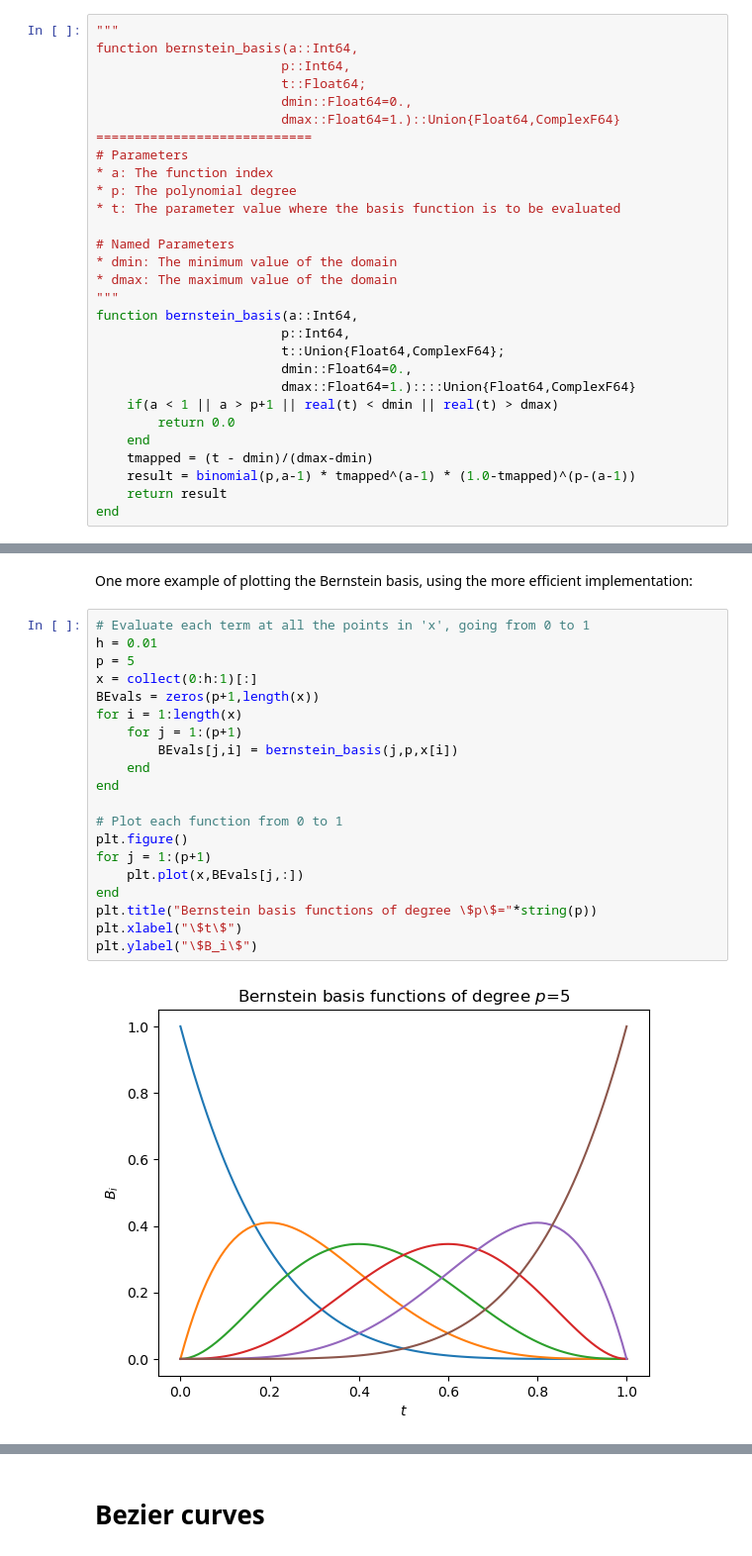
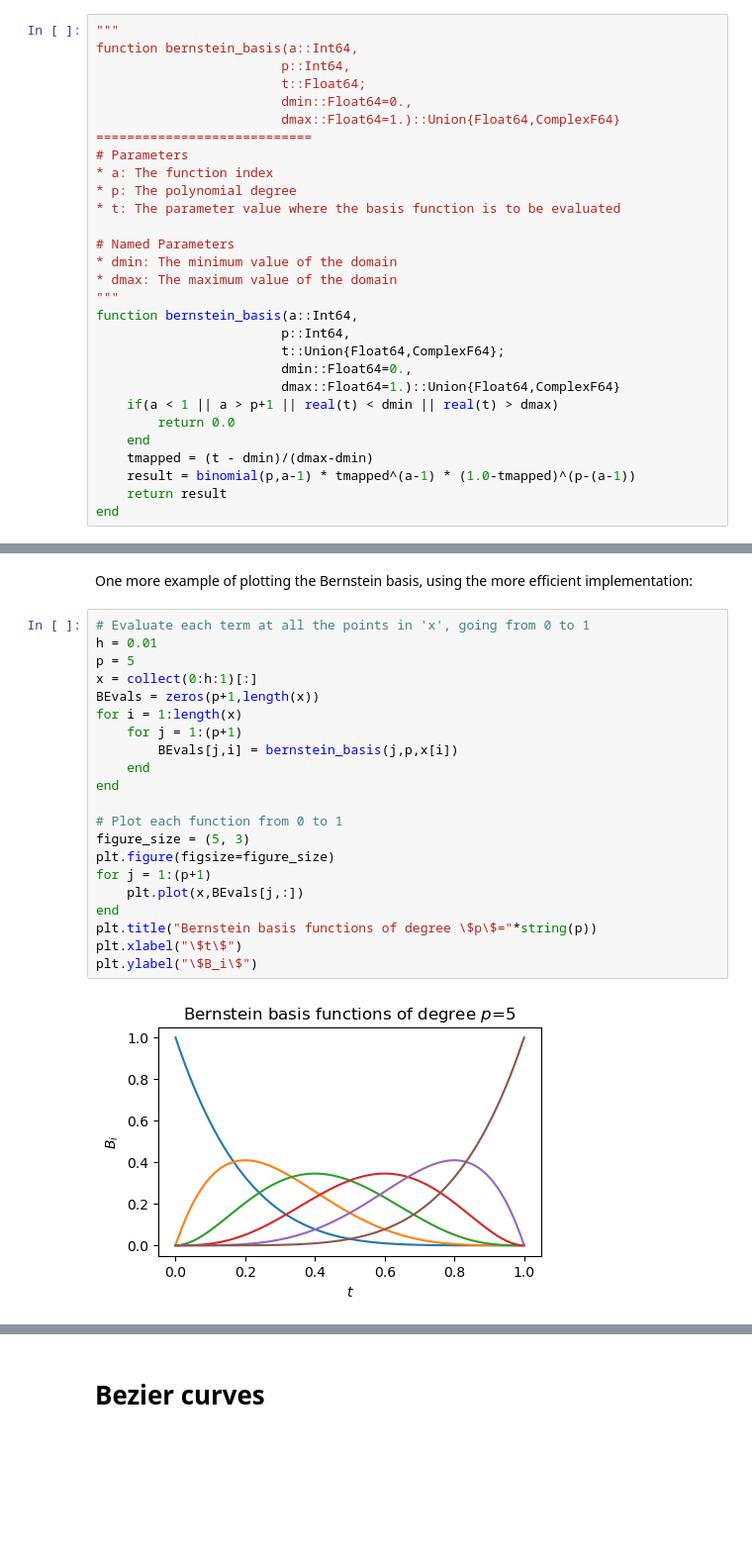
Before and after one commit to schmidticus/usplinetutorial_jupyter, a Jupyter notebook: UsplineTutorial_v00.ipynb, the cells around one changed output, grey strips where cells are left out. Shown at 99% size. Cells and saved outputs as stored; diff of their text form; blank space fills up the shorter version.

```diff
--- a/UsplineTutorial_v00.ipynb
+++ b/UsplineTutorial_v00.ipynb
@@ -172,7 +173,7 @@ function bernstein_basis(a::Int64,
                         p::Int64,
                         t::Union{Float64,ComplexF64};
                         dmin::Float64=0.,
-                        dmax::Float64=1.)::::Union{Float64,ComplexF64}
+                        dmax::Float64=1.)::Union{Float64,ComplexF64}
     if(a < 1 || a > p+1 || real(t) < dmin || real(t) > dmax)
         return 0.0
     end
@@ -187,22 +188,23 @@ One more example of plotting the Bernstein basis, using the more efficient imple
 # %%
 # Evaluate each term at all the points in 'x', going from 0 to 1
 h = 0.01
 p = 5
 x = collect(0:h:1)[:]
 BEvals = zeros(p+1,length(x))
 for i = 1:length(x)
     for j = 1:(p+1)
         BEvals[j,i] = bernstein_basis(j,p,x[i])
     end
 end
 
 # Plot each function from 0 to 1
-plt.figure()
+figure_size = (5, 3)
+plt.figure(figsize=figure_size)
 for j = 1:(p+1)
     plt.plot(x,BEvals[j,:])
 end
 plt.title("Bernstein basis functions of degree \$p\$="*string(p))
 plt.xlabel("\$t\$")
 plt.ylabel("\$B_i\$")
 # %% [output]
-[figure, old version]
+[figure, new version]
```
Also changed, not shown: parts of 10 cells of this notebook.
